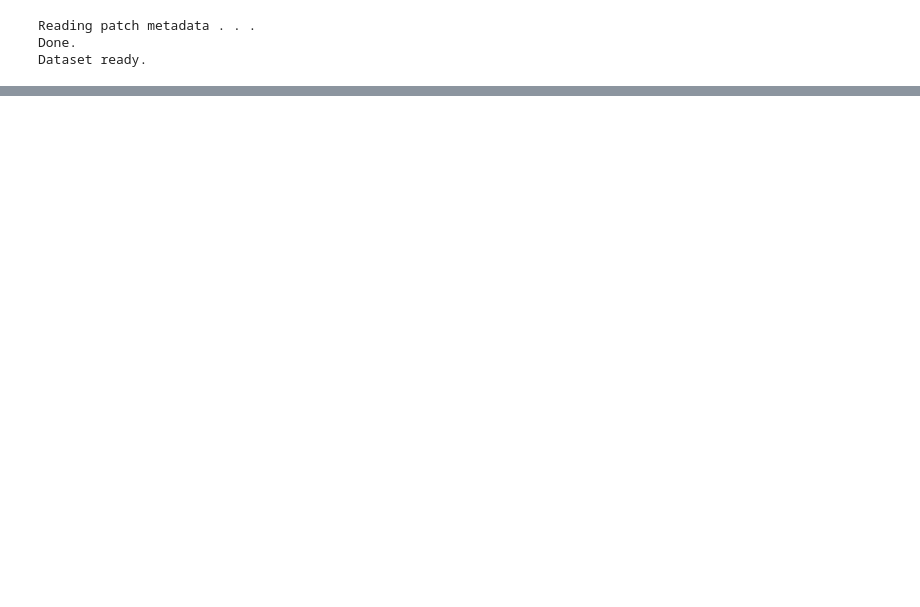
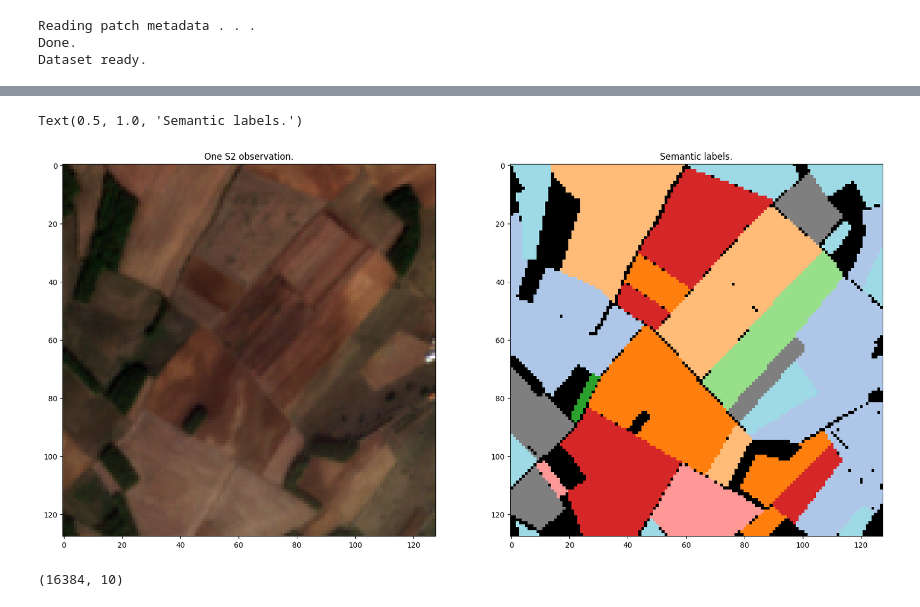
Before and after one commit to blakeschwartz02/CV_Project_2024, a Jupyter notebook: pastis-benchmark/code/svm.ipynb, the cells around one changed output, grey strips where cells are left out. Drawn from its saved outputs; the diff is of its cells as text; code cells hidden in the pictures; blank space fills up the shorter version.

```diff
--- a/pastis-benchmark/code/svm.ipynb
+++ b/pastis-benchmark/code/svm.ipynb
@@ -256,0 +210,27 @@ print('Recall: ', recall)
+# %%
+dl_ex = torch.utils.data.DataLoader(dt, batch_size=1, collate_fn=pad_collate, shuffle=True)
+(x_ex, dates), y_ex = dl_ex.__iter__().__next__()
+# Flatten the time series
+x_ex_flat = x_ex['S2'].numpy()
+x_ex_flat = x_ex_flat[:, 0, :, :, :]
+x_ex_flat = x_ex_flat.reshape([-1, x_flat.shape[1]])
+
+# Flatten the labels
+y_ex_flat = y_ex.view(y_ex.shape[0], -1)
+# %%
+bid = 0 # Which element of the batch to plot
+
+fix, axes = plt.subplots(1,2, figsize=(20,20))
+
+axes[0].imshow(get_rgb(x_ex, batch_index=bid))
+axes[1].imshow(y_ex[bid].squeeze(), cmap=cmap, vmin=0, vmax=20)
+
+axes[0].set_title('One S2 observation.')
+axes[1].set_title('Semantic labels.')
+# %% [output]
+Text(0.5, 1.0, 'Semantic labels.')
+[figure, added]
+# %%
+x_ex_flat.shape
+# %% [output]
+(16384, 10)
```
Also changed, not shown: parts of 39 cells of this notebook, 1 other file.
